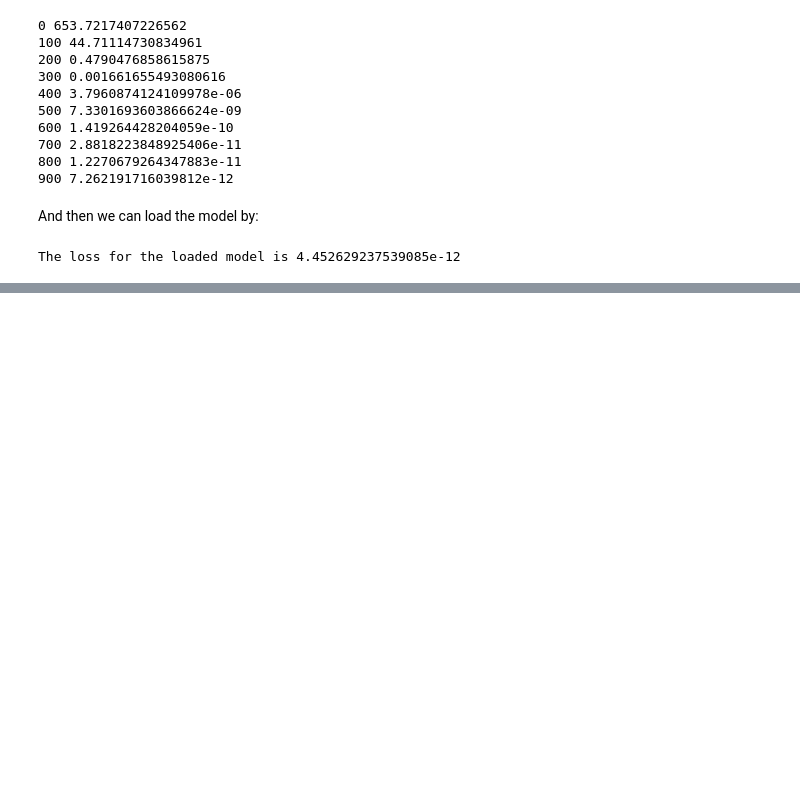
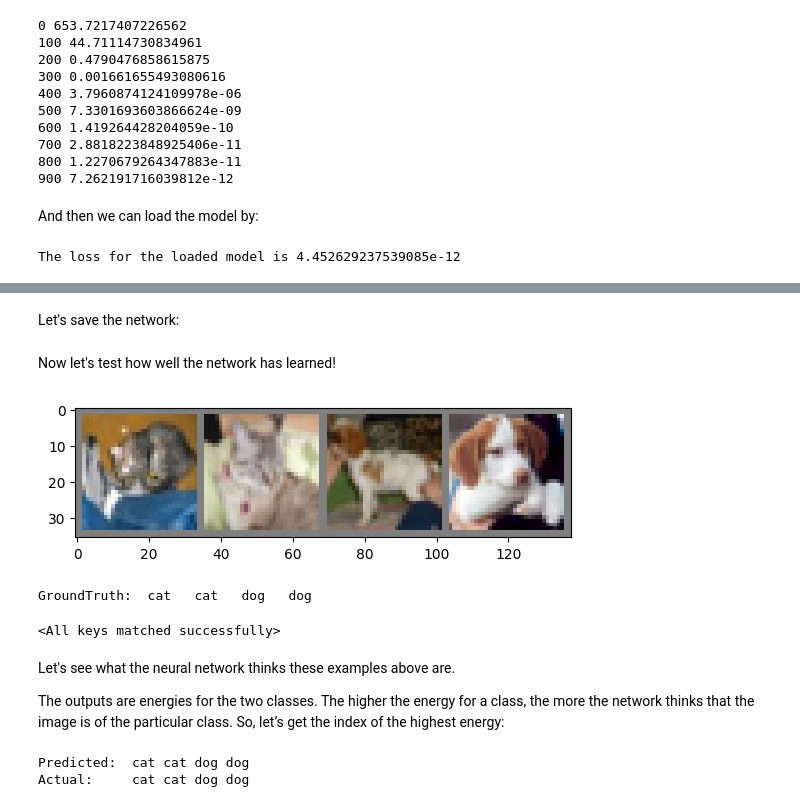
Before and after one commit to apapaefs/ScientificComputing, a Jupyter notebook: _build/jupyter_execute/Chapters/Chapter15/Chapter15.ipynb, the cells around one changed output, grey strips where cells are left out. Saved outputs shown, nothing was run; the diff lists cells and outputs as text; code cells hidden in the pictures; blank space fills up the shorter version.

```diff
--- a/_build/jupyter_execute/Chapters/Chapter15/Chapter15.ipynb
+++ b/_build/jupyter_execute/Chapters/Chapter15/Chapter15.ipynb
@@ -893,0 +1104,26 @@ The loss for the loaded model is 4.452629237539085e-12
+# %%
+import torch.nn as nn
+import torch.nn.functional as F # gives you stateless functions (no stored parameters) such as F.relu, F.softmax, etc.
+# You can apply these in forward without defining them as layers.
+
+
+# You define a new model class Net that inherits from nn.Module.
+# In PyTorch, any trainable model is typically a subclass of nn.Module.
+class Net(nn.Module):
+    def __init__(self): # __init__ is called when you create Net().
+        super().__init__() #  initializes the base nn.Module machinery: parameter registration, submodule tracking, etc. Without this, PyTorch won’t properly find your layers/parameters.
+        self.conv1 = nn.Conv2d(3, 6, 5) # Creates a 2D convolution layer with in_channels=3, out_channels=6, kernel_size=5. learns 6 filters, each looking at 5x5 patches across the 3 channels.
+        self.pool = nn.MaxPool2d(2, 2) # Defines max pooling with kernel_size=2 and stride=2. Pooling halves height and width (for even sizes).
+        self.conv2 = nn.Conv2d(6, 16, 5) # Another convolution: in_channels=6, out_channels=16, kernel_size=5. It expects 6 input channels (because conv1 outputs 6 channels).
+        self.fc1 = nn.Linear(16 * 5 * 5, 120) # A linear layer mapping from 400 features to 120.
+        self.fc2 = nn.Linear(120, 84) # Linear layer mapping 120 → 84.
+        self.fc3 = nn.Linear(84, 2) # self.fc3 = nn.Linear(84, 2)
+    # forward defines the computation performed when you call net(x).
+    def forward(self, x):
+        x = self.pool(F.relu(self.conv1(x))) # 	self.conv1(x): (N, 3, 32, 32) → (N, 6, 28, 28), F.relu(...): applies ReLU elementwise, same shape (N, 6, 28, 28) and then self.pool(...): max pool 2×2 stride 2, (N, 6, 28, 28) → (N, 6, 14, 14)
+        x = self.pool(F.relu(self.conv2(x))) # 	self.conv2(x): (N, 6, 14, 14) → (N, 16, 10, 10) and then self.pool(...): (N, 16, 10, 10) → (N, 16, 5, 5)
+        x = torch.flatten(x, 1) # flatten all dimensions except batch, converts (N, 16, 5, 5) into (N, 400).
+        x = F.relu(self.fc1(x)) # self.fc1: (N, 400) → (N, 120)
+        x = F.relu(self.fc2(x)) # self.fc3: (N, 84) → (N, 2)
+        x = self.fc3(x) # No activation is applied at the end. The output is a batch of 2-dimensional logits.
+        return x
@@ -893,0 +1211,2 @@ The loss for the loaded model is 4.452629237539085e-12
+# %% [markdown]
+Let's save the network:
@@ -893,0 +1215,40 @@ The loss for the loaded model is 4.452629237539085e-12
+# %% [markdown]
+Now let's test how well the network has learned!
+# %%
+# display some images
+dataiter = iter(testloader)
+images, labels = next(dataiter)
+
+# print images
+imshow(torchvision.utils.make_grid(images))
+print('GroundTruth: ', ' '.join(f'{classes[labels[j]]:5s}' for j in range(4)))
+
+# and load the network:
+net = Net()
+net.load_state_dict(torch.load('./cifar_net.pth', weights_only=True))
+# %% [output]
+[figure, added]
+GroundTruth:  cat   cat   dog   dog
+<All keys matched successfully>
+# %% [markdown]
+Let's see what the neural network thinks these examples above are.
+
+The outputs are energies for the two classes. The higher the energy for a class, the more the network thinks that the image is of the particular class. So, let’s get the index of the highest energy:
+# %%
+CAT, DOG = 3, 5
+binary_classes = ('cat', 'dog')
+
+# apply the CNN:
+outputs = net(images)
+predicted = outputs.argmax(dim=1)
+
+# if labels are still 3/5, map to 0/1 for display:
+labels01 = (labels == DOG).long()
+
+print('Predicted: ', ' '.join(binary_classes[predicted[j].item()]
+                              for j in range(min(4, predicted.size(0)))))
+print('Actual:    ', ' '.join(binary_classes[labels01[j].item()]
+                              for j in range(min(4, labels01.size(0)))))
+# %% [output]
+Predicted:  cat cat dog dog
+Actual:     cat cat dog dog
```
Also changed, not shown: parts of 10 cells of this notebook, 22 other files.
